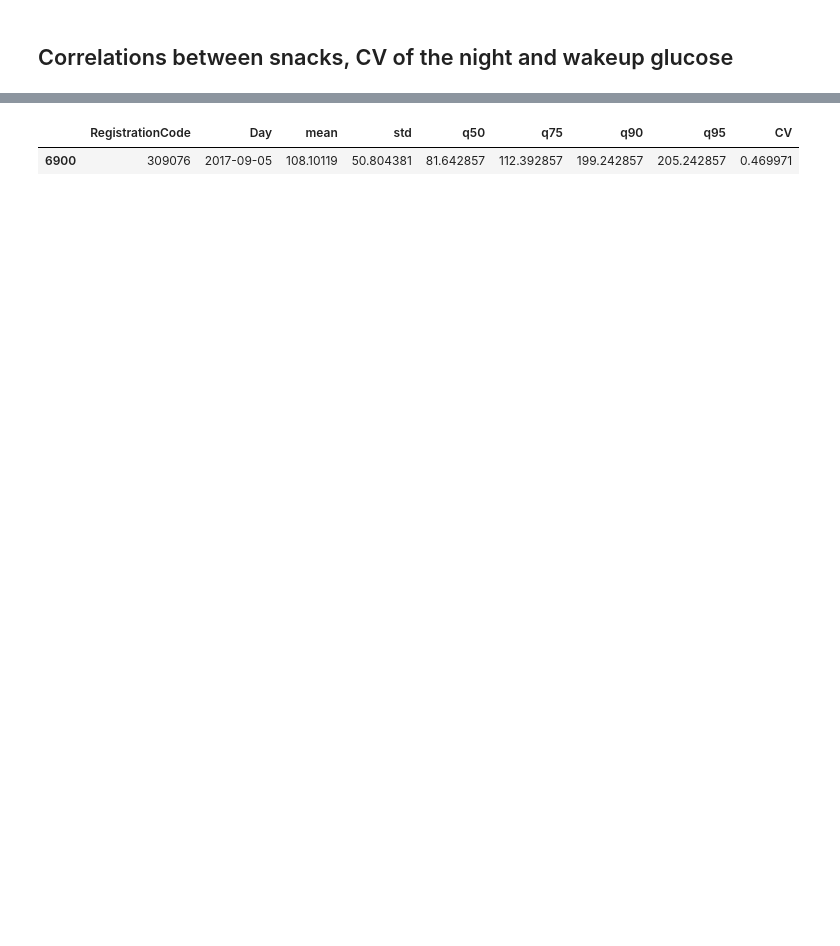
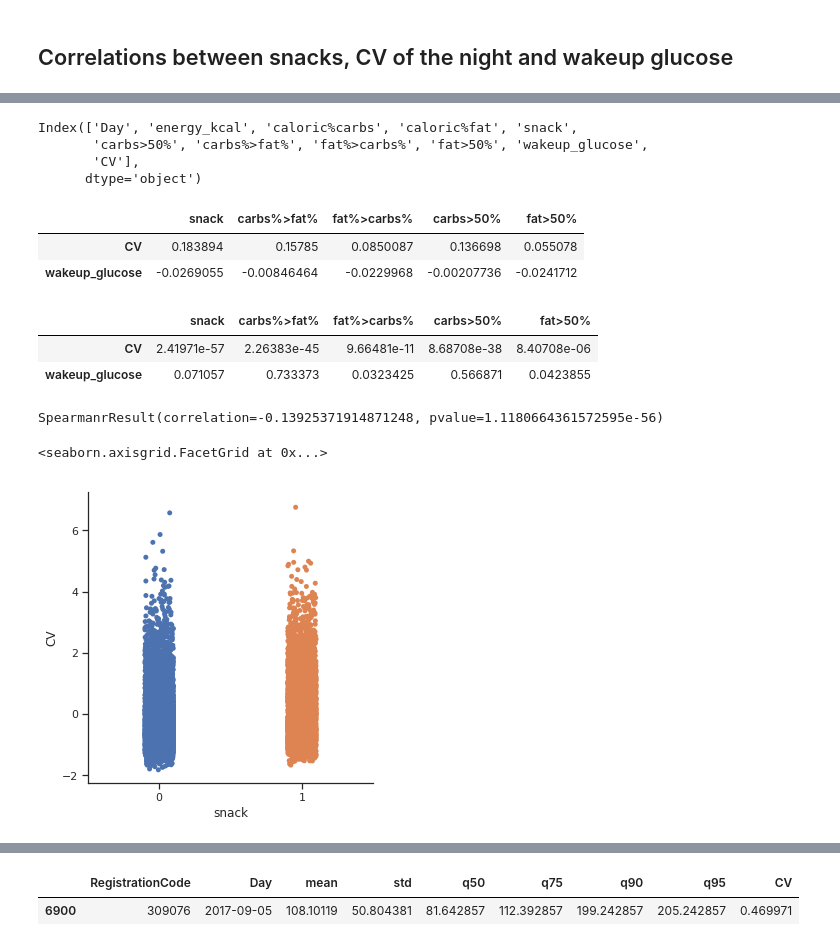
Before and after one commit to ElviraMingazova/MA_Thesis, a Jupyter notebook: Personalized correlations PNP3.ipynb, the cells around one changed output, grey strips where cells are left out. Saved outputs shown, nothing was run; the diff lists cells and outputs as text; code cells hidden in the pictures; blank space fills up the shorter version.

Commit message:
binary correlations finished

```diff
--- a/Personalized correlations PNP3.ipynb
+++ b/Personalized correlations PNP3.ipynb
@@ -1335,0 +1241,7 @@ SpearmanrResult(correlation=-0.11908657726657475, pvalue=6.973265786093363e-68)
+# %%
+cv_wakeup_snacks.columns
+# %% [output]
+Index(['Day', 'energy_kcal', 'caloric%carbs', 'caloric%fat', 'snack',
+       'carbs>50%', 'carbs%>fat%', 'fat%>carbs%', 'fat>50%', 'wakeup_glucose',
+       'CV'],
+      dtype='object')
@@ -1335,0 +1258,21 @@ SpearmanrResult(correlation=-0.11908657726657475, pvalue=6.973265786093363e-68)
+# %%
+totalcohort_corr
+# %% [output]
+|  | snack | carbs%>fat% | fat%>carbs% | carbs>50% | fat>50% |
+| CV | 0.183894 | 0.15785 | 0.0850087 | 0.136698 | 0.055078 |
+| wakeup_glucose | -0.0269055 | -0.00846464 | -0.0229968 | -0.00207736 | -0.0241712 |
+# %%
+totalcohort_pvalue
+# %% [output]
+|  | snack | carbs%>fat% | fat%>carbs% | carbs>50% | fat>50% |
+| CV | 2.41971e-57 | 2.26383e-45 | 9.66481e-11 | 8.68708e-38 | 8.40708e-06 |
+| wakeup_glucose | 0.071057 | 0.733373 | 0.0323425 | 0.566871 | 0.0423855 |
+# %%
+spearmanr(cv_wakeup_snacks['wakeup_glucose'],cv_wakeup_snacks['CV'])
+# %% [output]
+SpearmanrResult(correlation=-0.13925371914871248, pvalue=1.1180664361572595e-56)
+# %%
+sns.catplot(x="snack", y="CV", data=cv_wakeup_snacks)
+# %% [output]
+<seaborn.axisgrid.FacetGrid at 0x...>
+[figure, added]
```
Also changed, not shown: parts of 53 cells of this notebook, 1 other file.
